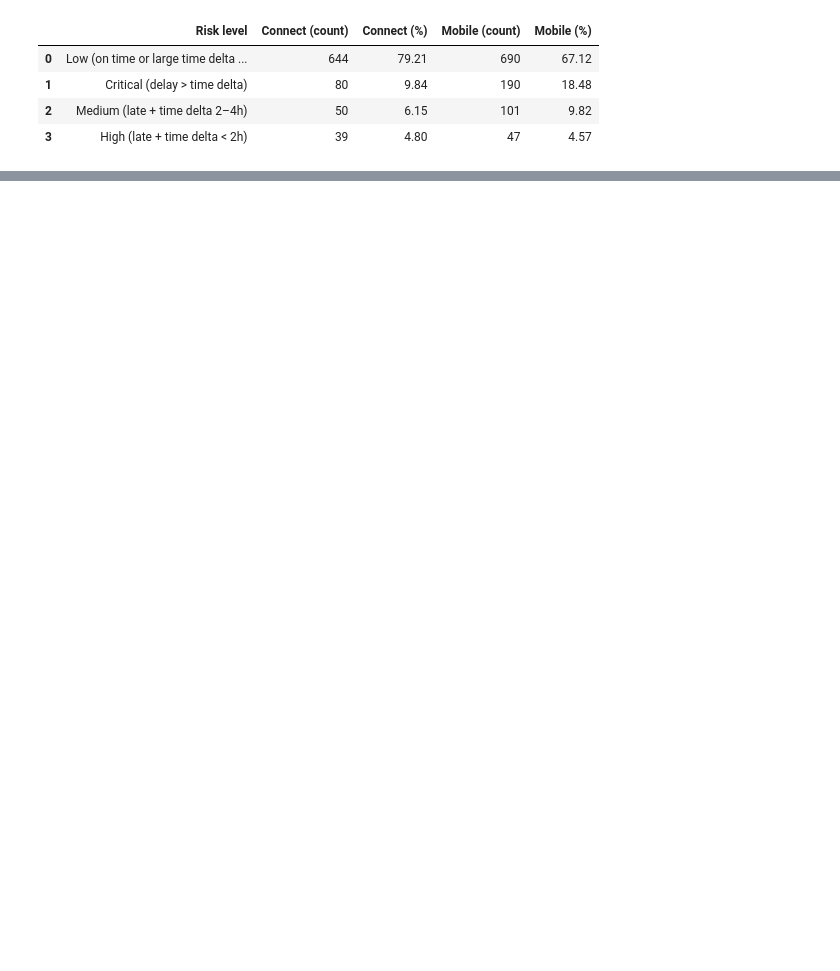
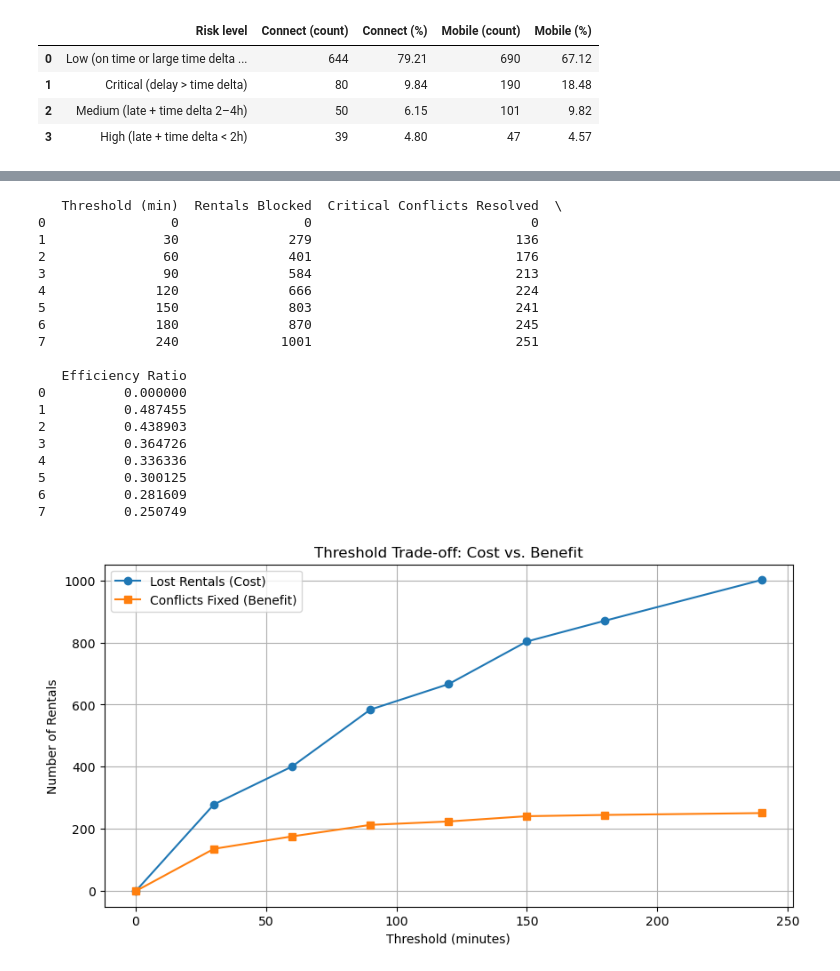
Before and after one commit to Mounia-Agronomist-Datascientist/Getaround_delay_analysis, a Jupyter notebook: NOTEBOOK/getaround_delay_analysis.ipynb, the cells around one changed output, grey strips where cells are left out. Saved outputs shown, nothing was run; the diff lists cells and outputs as text; code cells hidden in the pictures; blank space fills up the shorter version.

```diff
--- a/NOTEBOOK/getaround_delay_analysis.ipynb
+++ b/NOTEBOOK/getaround_delay_analysis.ipynb
@@ -824,0 +892,57 @@ The proportion of Critical and Medium risks is higher for mobile checkin than fo
+# %%
+# Create a simulation to test different threshold values
+thresholds = [0, 30, 60, 90, 120, 150, 180, 240]
+results = []
+
+for t in thresholds:
+    # 1. How many rentals would be "blocked" (Lost revenue)
+    # These are rentals where the planned time_delta is less than our threshold
+    lost_rentals = len(risky_rentals_df[risky_rentals_df['time_delta_with_previous_rental_in_minutes'] < t])
+
+    # 2. How many 'Critical' cases would have been avoided
+    # We look at the subset that was Critical and had a time_delta < threshold
+    # Note: We use 'df' from our previous step where risk_level was defined
+    resolved_critical = len(df[(df['risk_level'] == 'Critical (delay > time delta)') &
+                               (df['time_delta_with_previous_rental_in_minutes'] < t)])
+
+    results.append({
+        'Threshold (min)': t,
+        'Rentals Blocked': lost_rentals,
+        'Critical Conflicts Resolved': resolved_critical,
+        'Efficiency Ratio': resolved_critical / lost_rentals if lost_rentals > 0 else 0
+    })
+
+sim_df = pd.DataFrame(results)
+print(sim_df)
+
+# Plotting the trade-off
+plt.figure(figsize=(10, 5))
+plt.plot(sim_df['Threshold (min)'], sim_df['Rentals Blocked'], label='Lost Rentals (Cost)', marker='o')
+plt.plot(sim_df['Threshold (min)'], sim_df['Critical Conflicts Resolved'], label='Conflicts Fixed (Benefit)', marker='s')
+plt.xlabel('Threshold (minutes)')
+plt.ylabel('Number of Rentals')
+plt.title('Threshold Trade-off: Cost vs. Benefit')
+plt.legend()
+plt.grid(True)
+plt.show()
+# %% [output]
+   Threshold (min)  Rentals Blocked  Critical Conflicts Resolved  \
+0                0                0                            0
+1               30              279                          136
+2               60              401                          176
+3               90              584                          213
+4              120              666                          224
+5              150              803                          241
+6              180              870                          245
+7              240             1001                          251
+
+   Efficiency Ratio
+0          0.000000
+1          0.487455
+2          0.438903
+3          0.364726
+4          0.336336
+5          0.300125
+6          0.281609
+7          0.250749
+[figure, added]
```
Also changed, not shown: parts of 22 cells of this notebook.
